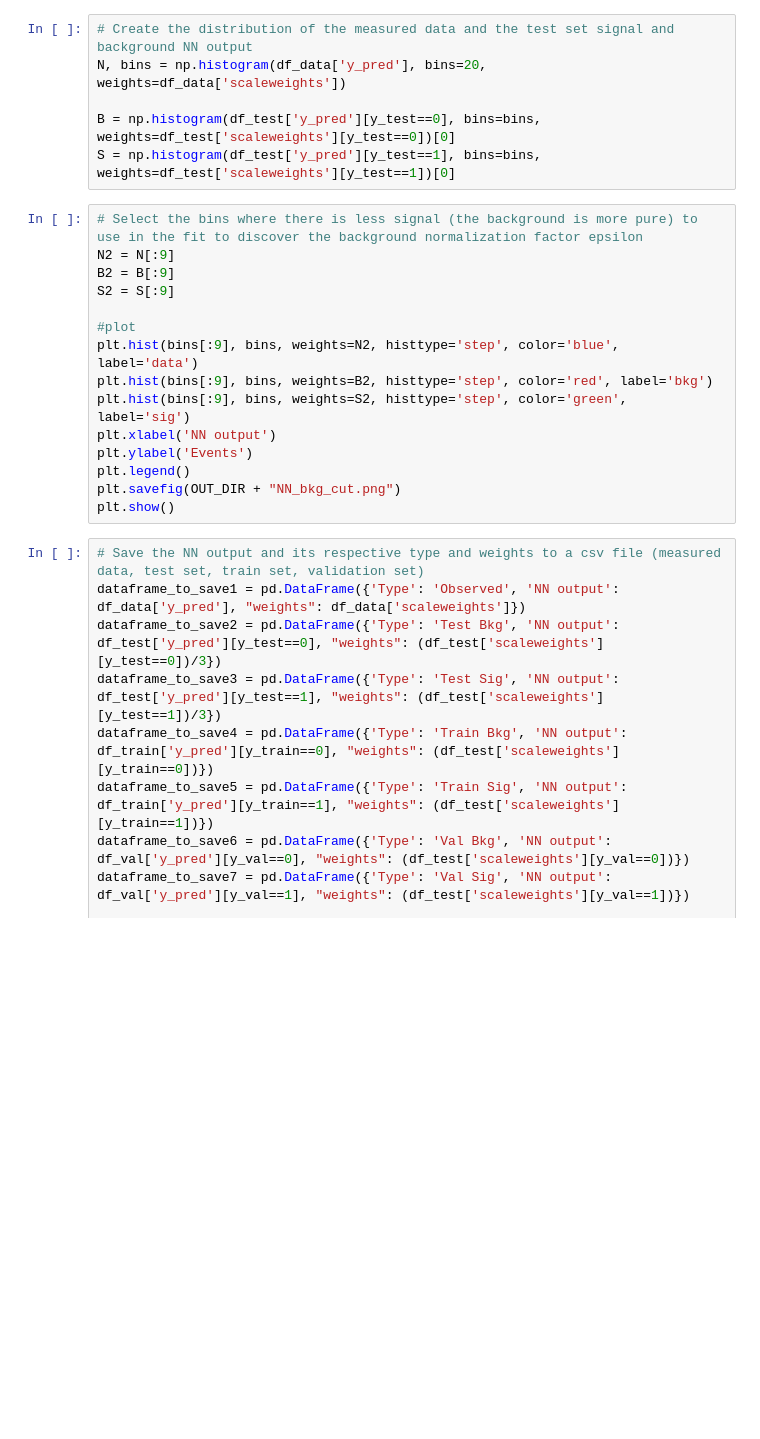
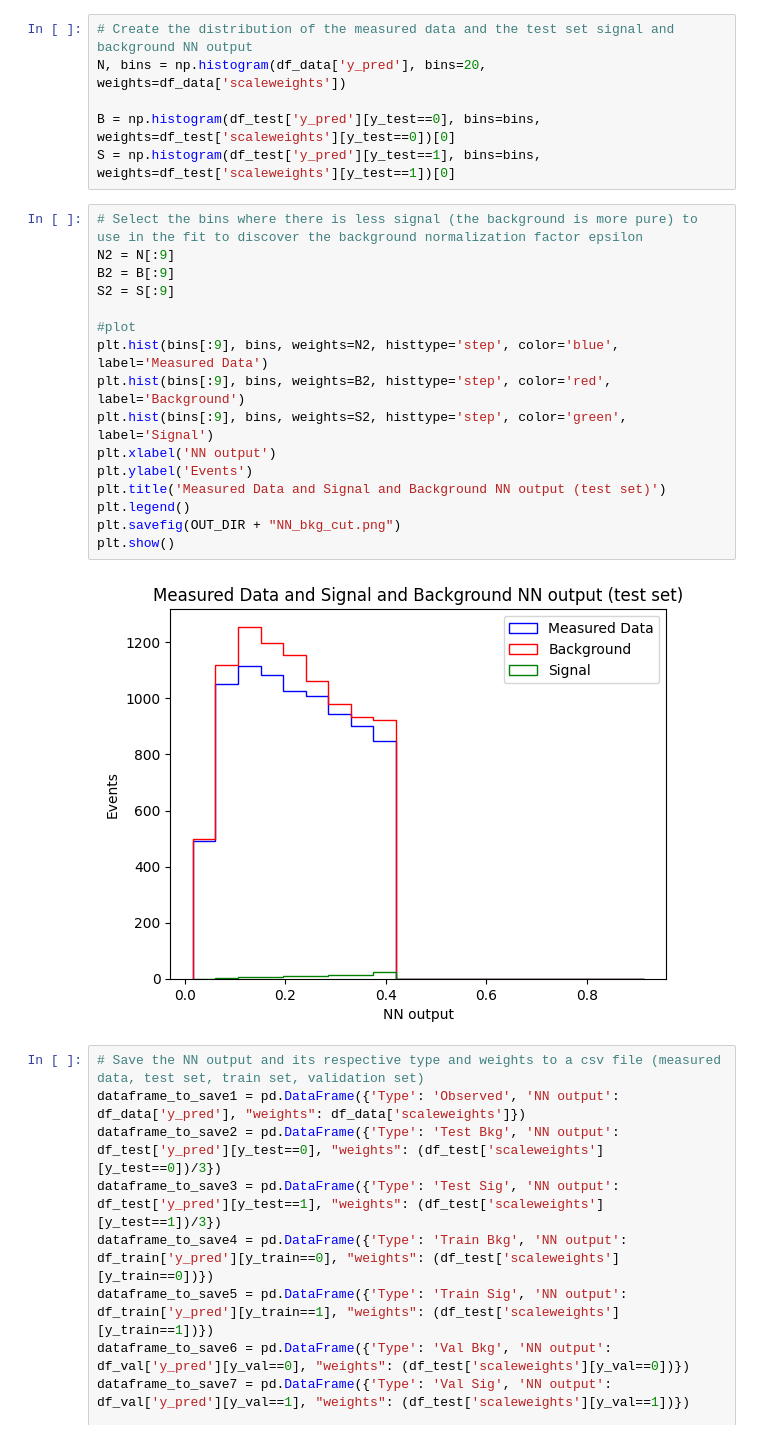
Before and after one commit to joaopedrobiu6/MASHEP_jbiu, a Jupyter notebook: Projeto/MachineLearning.ipynb, the cells around one changed output. Drawn from its saved outputs; the diff is of its cells as text; blank space fills up the shorter version.

```diff
--- a/Projeto/MachineLearning.ipynb
+++ b/Projeto/MachineLearning.ipynb
@@ -205,18 +309,21 @@ S = np.histogram(df_test['y_pred'][y_test==1], bins=bins, weights=df_test['scale
 # %%
 # Select the bins where there is less signal (the background is more pure) to use in the fit to discover the background normalization factor epsilon
 N2 = N[:9]
 B2 = B[:9]
 S2 = S[:9]
 
 #plot
-plt.hist(bins[:9], bins, weights=N2, histtype='step', color='blue', label='data')
-plt.hist(bins[:9], bins, weights=B2, histtype='step', color='red', label='bkg')
-plt.hist(bins[:9], bins, weights=S2, histtype='step', color='green', label='sig')
+plt.hist(bins[:9], bins, weights=N2, histtype='step', color='blue', label='Measured Data')
+plt.hist(bins[:9], bins, weights=B2, histtype='step', color='red', label='Background')
+plt.hist(bins[:9], bins, weights=S2, histtype='step', color='green', label='Signal')
 plt.xlabel('NN output')
 plt.ylabel('Events')
+plt.title('Measured Data and Signal and Background NN output (test set)')
 plt.legend()
 plt.savefig(OUT_DIR + "NN_bkg_cut.png")
 plt.show()
+# %% [output]
+[figure, added]
 # %%
 # Save the NN output and its respective type and weights to a csv file (measured data, test set, train set, validation set)
 dataframe_to_save1 = pd.DataFrame({'Type': 'Observed', 'NN output': df_data['y_pred'], "weights": df_data['scaleweights']})
```
Also changed, not shown: parts of 19 cells of this notebook, 21 other files.
